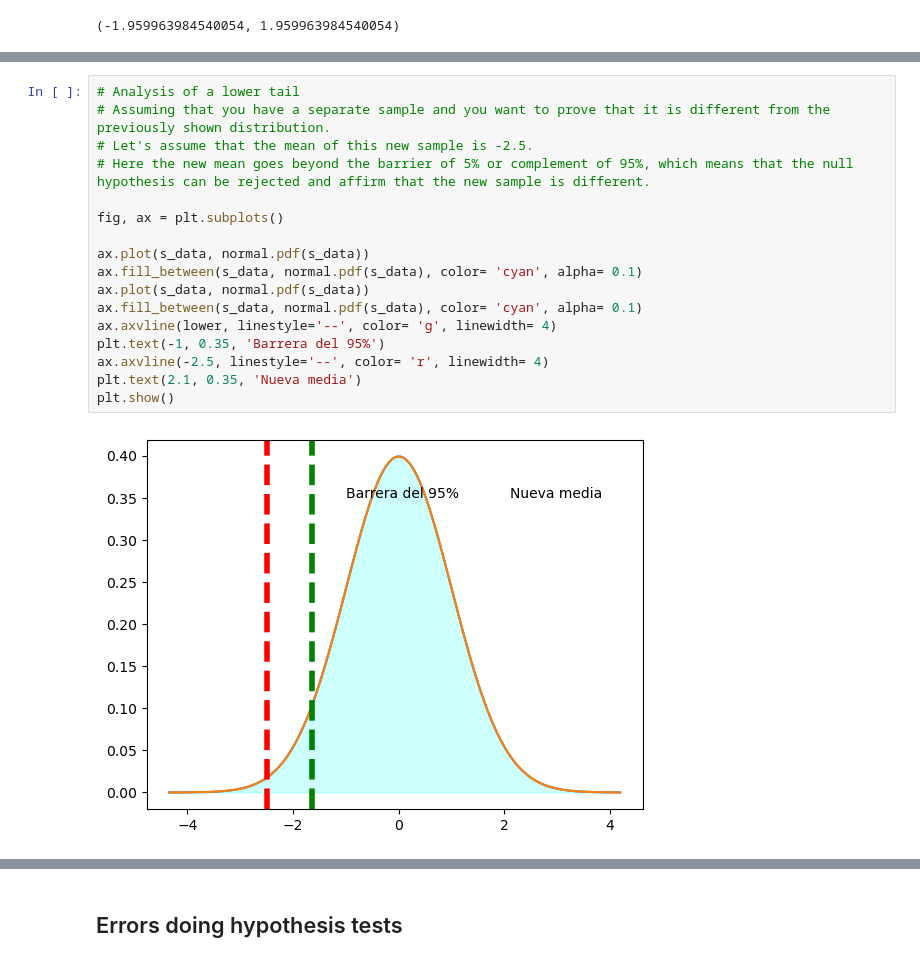
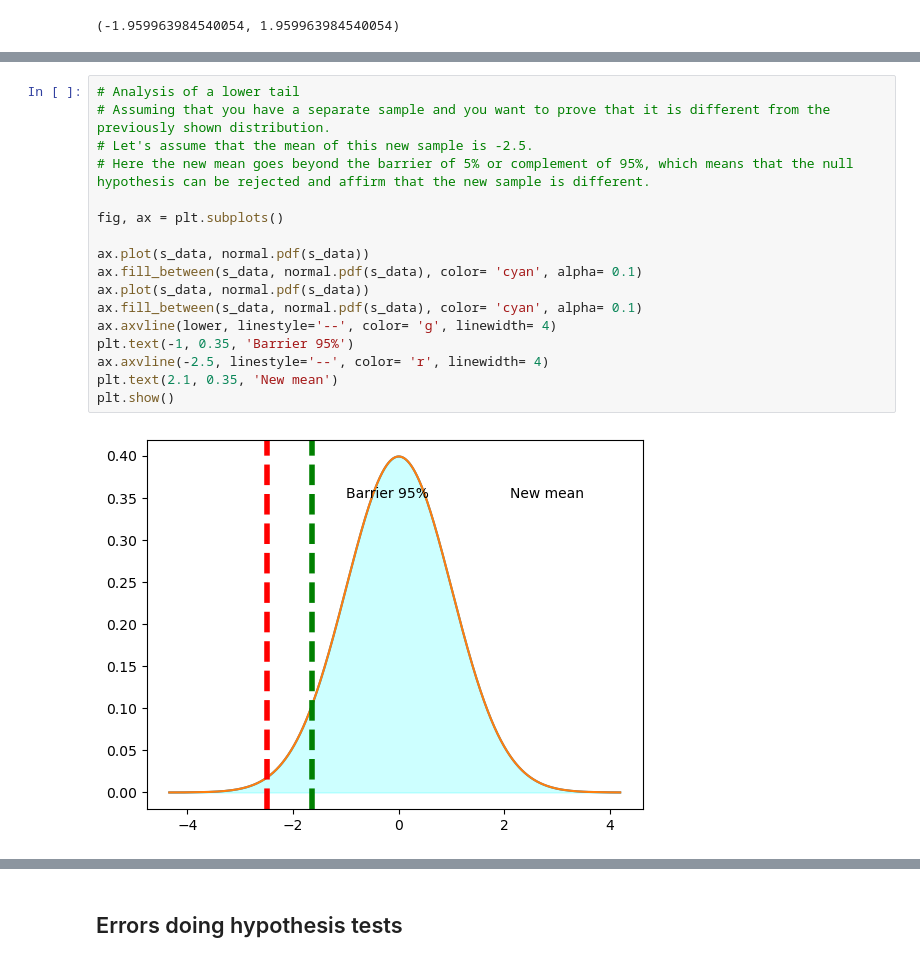
Before and after one commit to Bayonadrian/Stats, a Jupyter notebook: Continous distributions/Normal distribution/NormalDist.ipynb, the cells around one changed output, grey strips where cells are left out. Saved outputs shown, nothing was run; the diff lists cells and outputs as text.

```diff
--- a/Continous distributions/Normal distribution/NormalDist.ipynb
+++ b/Continous distributions/Normal distribution/NormalDist.ipynb
@@ -919,22 +919,22 @@ plt.show()
 # %%
 # Analysis of a lower tail
 # Assuming that you have a separate sample and you want to prove that it is different from the previously shown distribution.
 # Let's assume that the mean of this new sample is -2.5.
 # Here the new mean goes beyond the barrier of 5% or complement of 95%, which means that the null hypothesis can be rejected and affirm that the new sample is different.
 
 fig, ax = plt.subplots()
 
 ax.plot(s_data, normal.pdf(s_data))
 ax.fill_between(s_data, normal.pdf(s_data), color= 'cyan', alpha= 0.1)
 ax.plot(s_data, normal.pdf(s_data))
 ax.fill_between(s_data, normal.pdf(s_data), color= 'cyan', alpha= 0.1)
 ax.axvline(lower, linestyle='--', color= 'g', linewidth= 4)
-plt.text(-1, 0.35, 'Barrera del 95%')
+plt.text(-1, 0.35, 'Barrier 95%')
 ax.axvline(-2.5, linestyle='--', color= 'r', linewidth= 4)
-plt.text(2.1, 0.35, 'Nueva media')
+plt.text(2.1, 0.35, 'New mean')
 plt.show()
 # %% [output]
-[figure, old version]
+[figure, new version]
 # %%
 # Two-tailed analysis
 # Assuming that in this case the mean of the new sample is -2.5, it is possible to show that it is different, this because it is smaller.
```
Also changed, not shown: parts of 15 cells of this notebook.
